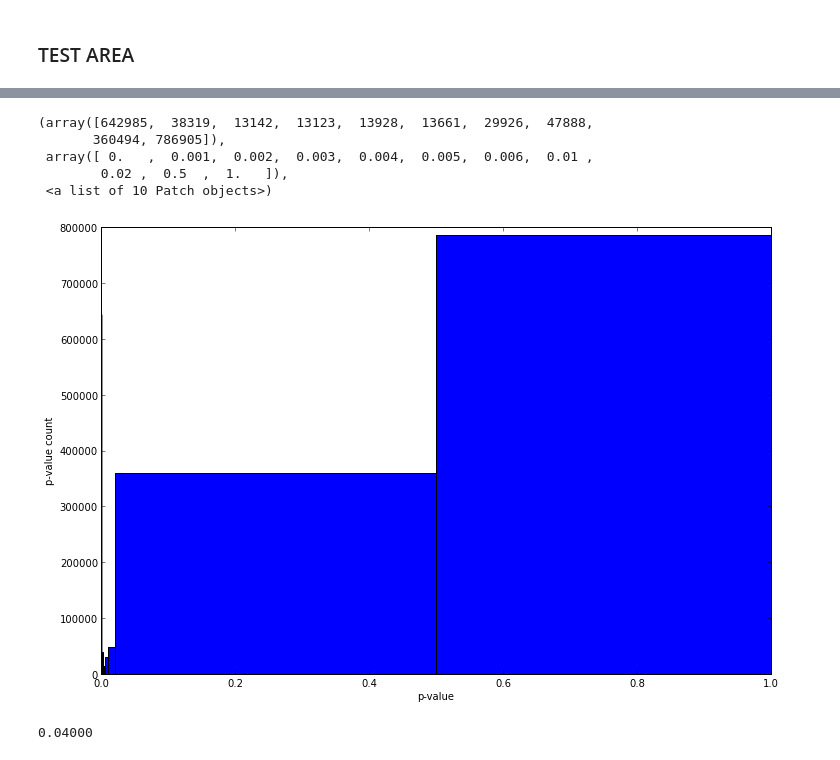
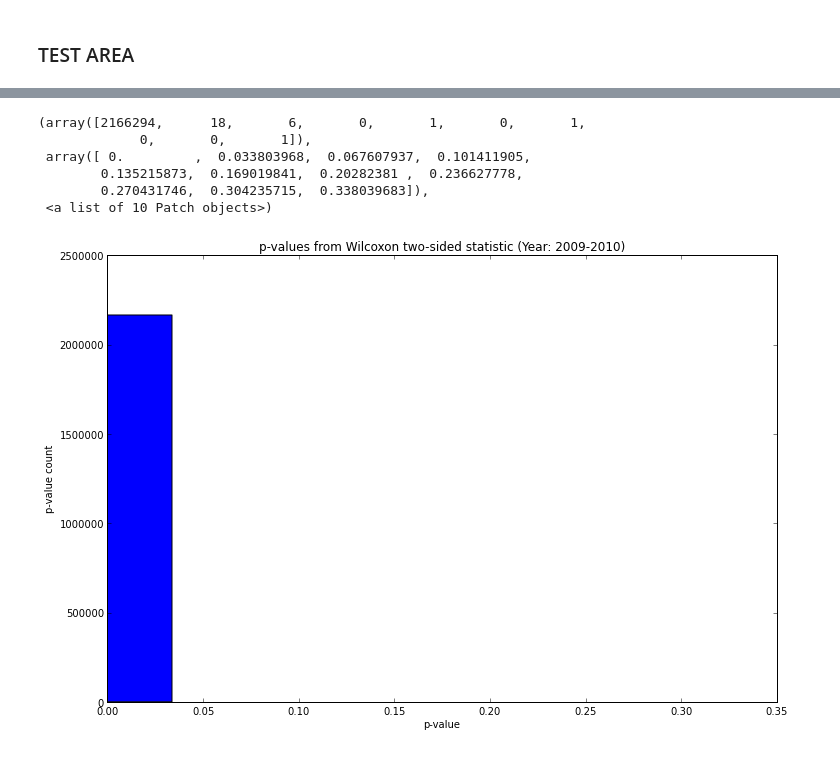
Before and after one commit to svkerr/Aerolink_Ubuntu, a Jupyter notebook: aerolink_daily_analysis.ipynb, the cells around one changed output, grey strips where cells are left out. Cells and saved outputs as stored; diff of their text form; code cells hidden in the pictures.

```diff
--- a/aerolink_daily_analysis.ipynb
+++ b/aerolink_daily_analysis.ipynb
@@ -273,5 +262,5 @@ NameError: name 'pair_file' is not defined
 # %%
-user_index = np.arange(0,2000)
+user_index = np.arange(0,fetches.shape[0])
 C = 2
 user_comb = []
 user_stat = []
@@ -285,6 +274,8 @@ for pair in user_comb:
     user_stat.append(stats.ks_2samp(fetches[pair[0]],fetches[pair[1]]))
 # %%
 my_p_values = []
+my_ks_values = []
 for pair in user_stat:
     k, p = pair
     my_p_values.append(p)
+    my_ks_values.append(k)
@@ -290,0 +333,19 @@ for pair in user_stat:
+# %%
+user_index = np.arange(0,fetches.shape[0])
+C = 2
+user_comb = []
+user_wilcox = []
+
+for subset in itertools.combinations(user_index, C):
+    user_comb.append(subset)
+
+for pair in user_comb:
+#    print pair[1]
+#    print fetches[pair[0]]
+    user_wilcox.append(stats.wilcoxon(fetches[pair[0]],fetches[pair[1]], zero_method='pratt'))
+# %%
+my_wilcox_p_values = []
+
+for pair in user_wilcox:
+    k, p = pair
+    my_wilcox_p_values.append(p)
@@ -291,15 +380,14 @@ for pair in user_stat:
 # %%
 plt.xlabel('p-value')
 plt.ylabel('p-value count')
-plt.hist(my_p_values, bins = [0.0,0.001, 0.002, 0.003, 0.004, 0.005, 0.006, 0.01, 0.02, 0.5, 1.0])
+plt.title('p-values from Wilcoxon two-sided statistic (Year: 2009-2010)')
+#plt.hist(my_p_values, bins = [0.0, 0.1, 0.2,0.3,0.4, 0.5, 0.6,0.7,0.8, 0.9,1.0])
+plt.hist(my_wilcox_p_values)
 # %% [output]
-(array([642985,  38319,  13142,  13123,  13928,  13661,  29926,  47888,
-       360494, 786905]),
- array([ 0.   ,  0.001,  0.002,  0.003,  0.004,  0.005,  0.006,  0.01 ,
-        0.02 ,  0.5  ,  1.   ]),
+(array([2166294,      18,       6,       0,       1,       0,       1,
+             0,       0,       1]),
+ array([ 0.         ,  0.033803968,  0.067607937,  0.101411905,
+        0.135215873,  0.169019841,  0.20282381 ,  0.236627778,
+        0.270431746,  0.304235715,  0.338039683]),
  <a list of 10 Patch objects>)
-[figure, old version]
+[figure, new version]
-# %%
-40000.0/1000000
-# %% [output]
-0.04000
```
Also changed, not shown: parts of 14 cells of this notebook.
